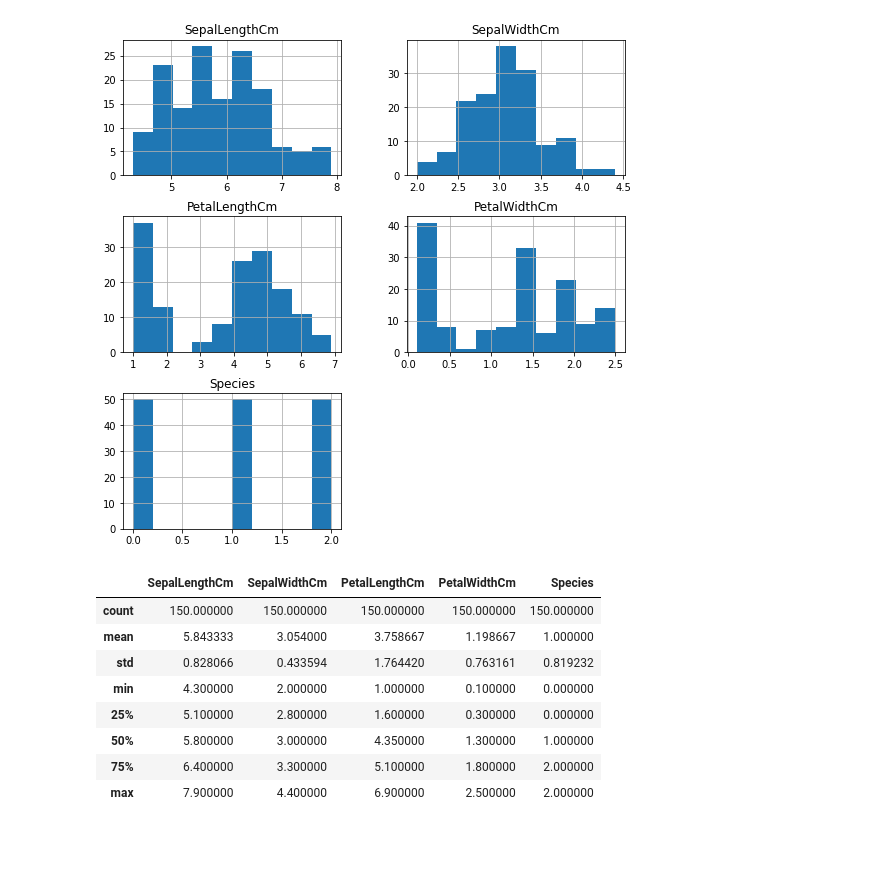
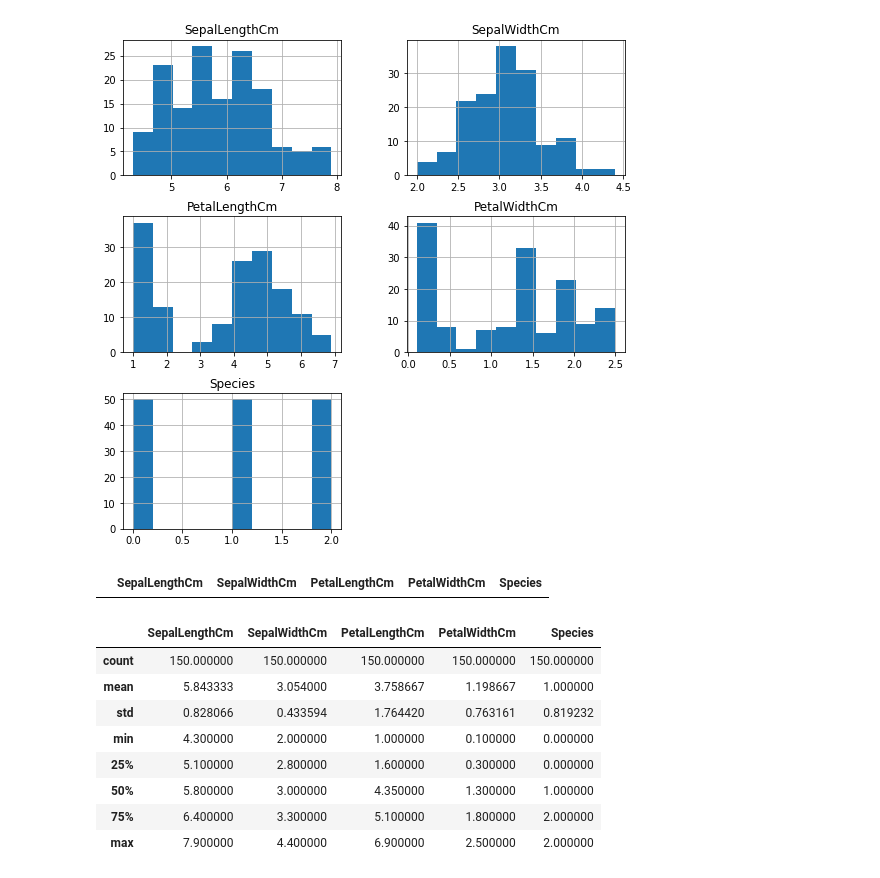
Before and after one commit to NLZer0/YIRS, a Jupyter notebook: main.ipynb, the cells around one changed output. Cells and saved outputs as stored; diff of their text form; code cells hidden in the pictures; blank space fills up the shorter version.

```diff
--- a/main.ipynb
+++ b/main.ipynb
@@ -53,6 +53,10 @@ array([[<AxesSubplot:title={'center':'SepalLengthCm'}>,
        [<AxesSubplot:title={'center':'Species'}>, <AxesSubplot:>]],
       dtype=object)
 [figure]
+# %%
+df.loc[df.PetalWidthCm < 0.1]
+# %% [output]
+|  | SepalLengthCm | SepalWidthCm | PetalLengthCm | PetalWidthCm | Species |
 # %%
 df.describe()
 # %% [output]
```
Also changed, not shown: parts of 14 cells of this notebook, 3 other files.
